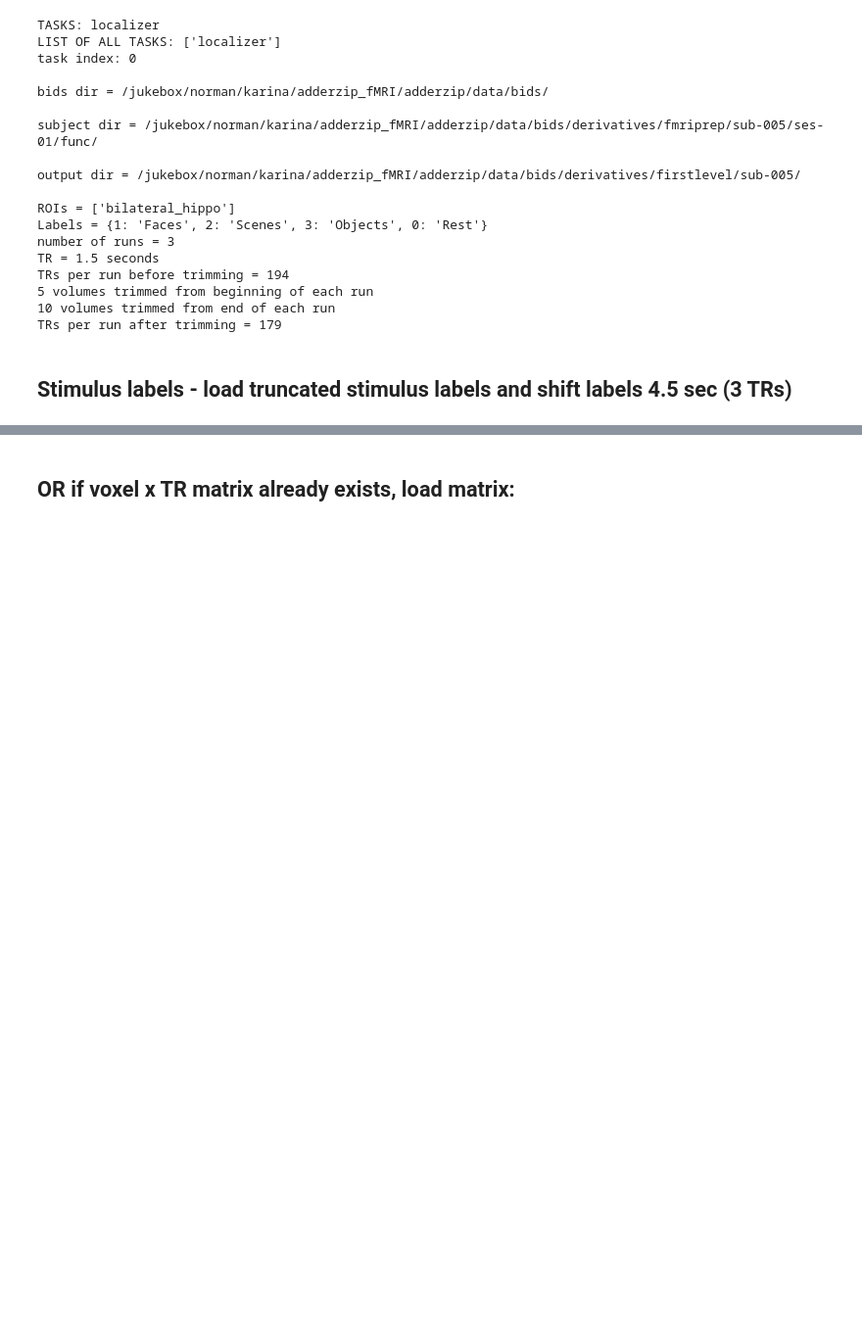
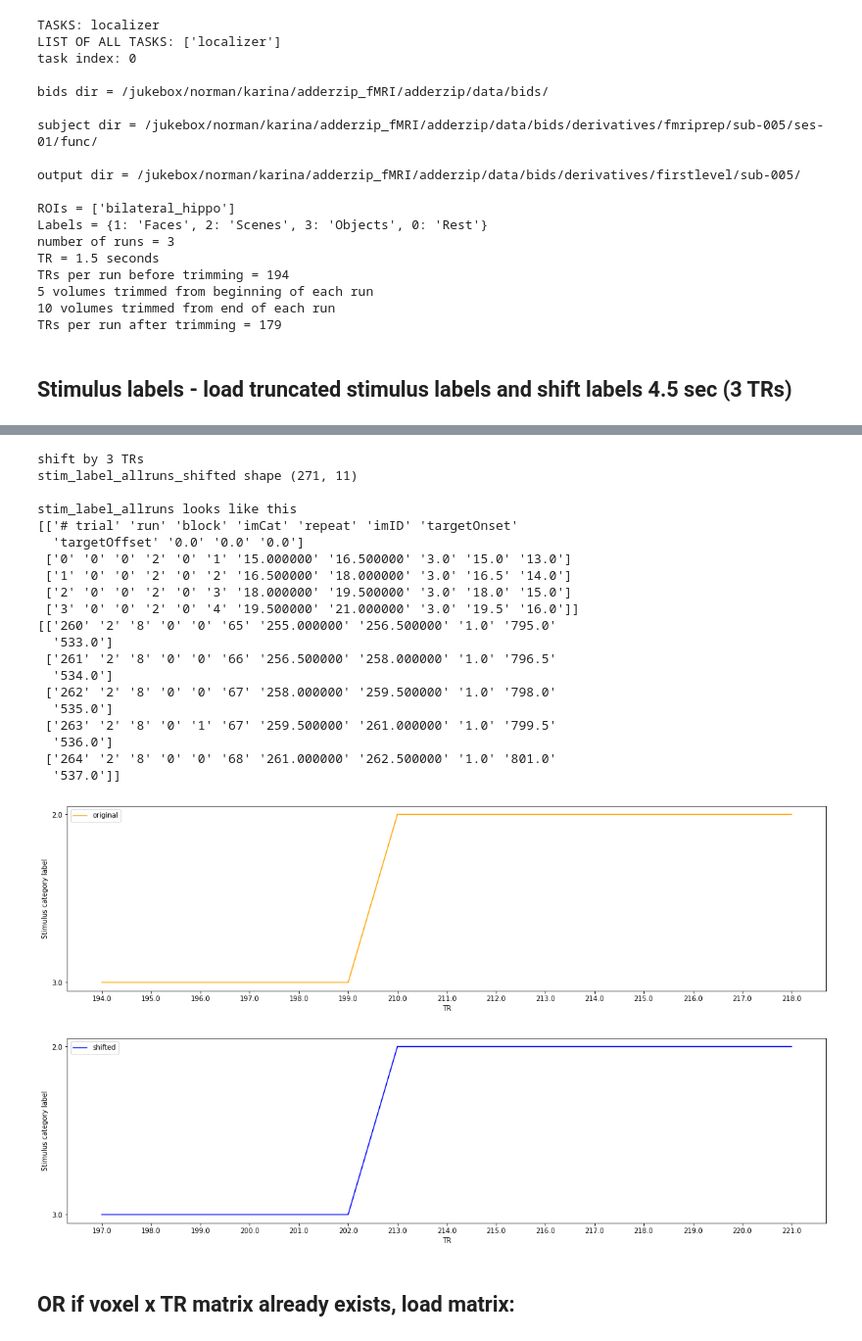
Before and after one commit to karinatachihara/pygers_adderzip, a Jupyter notebook: analysis/mainanalysis/03-classifier_localizer_sub-005.ipynb, the cells around one changed output, grey strips where cells are left out. Shown: that part at 98% size. Drawn from its saved outputs; the diff is of its cells as text; code cells hidden in the pictures; blank space fills up the shorter version.

```diff
--- a/analysis/mainanalysis/03-classifier_localizer_sub-005.ipynb
+++ b/analysis/mainanalysis/03-classifier_localizer_sub-005.ipynb
@@ -217,3 +284,63 @@ ax.legend()
+# %%
+# Shift the data labels to account for hemodynamic lag
+shift_size = int(adderzip_hrf_lag / adderzip_TR)  # Convert the shift into TRs
+print('shift by %s TRs' % (shift_size))
+
+#add shift to TRs
+TRs = stim_label_allruns[1:,10]
+ones = np.ones(int(np.shape(TRs)[0]))
+shiftBy = ones * shift_size
+shiftBy = np.float64(shiftBy)
+TRs = np.float64(TRs)
+shiftedTRs = TRs + shiftBy
+stim_label_allruns_shifted = np.copy(stim_label_allruns)
+stim_label_allruns_shifted[1:,10] = shiftedTRs
+#stim_label_allruns_shifted = np.hstack((stim_label_allruns,zeros))
+#stim_label_allruns[1:,11] = newCol_shiftedTR
+
+# Plot the original and shifted labels
+f, ax = plt.subplots(1,1, figsize = (20,5))
+ax.plot(stim_label_allruns[95:110,10],stim_label_allruns[95:110,8], label='original', c='orange')
+ax.set_ylabel('Stimulus category label')
+ax.set_xlabel('TR')
+ax.legend()
+
+f, ax = plt.subplots(1,1, figsize = (20,5))
+ax.plot(stim_label_allruns_shifted[95:110,10],stim_label_allruns_shifted[95:110,8], label='shifted', c='blue')
+ax.set_ylabel('Stimulus category label')
+ax.set_xlabel('TR')
+ax.legend()
+
+print('stim_label_allruns_shifted shape', np.shape(stim_label_allruns_shifted))
+np.savetxt('/jukebox/norman/karina/adderzip_fMRI/adderzip/data/behavioral/info_processed_v1/locInfo/locInfo_005.csv',stim_label_allruns_shifted[1:,:],fmt='%10s',delimiter=",")
+
+print('')
+print('stim_label_allruns looks like this')
+print(stim_label_allruns_shifted[:5,:])
+print(stim_label_allruns_shifted[-10:-5,:])
+# %% [output]
+shift by 3 TRs
+stim_label_allruns_shifted shape (271, 11)
+
+stim_label_allruns looks like this
+[['# trial' 'run' 'block' 'imCat' 'repeat' 'imID' 'targetOnset'
+  'targetOffset' '0.0' '0.0' '0.0']
+ ['0' '0' '0' '2' '0' '1' '15.000000' '16.500000' '3.0' '15.0' '13.0']
+ ['1' '0' '0' '2' '0' '2' '16.500000' '18.000000' '3.0' '16.5' '14.0']
+ ['2' '0' '0' '2' '0' '3' '18.000000' '19.500000' '3.0' '18.0' '15.0']
+ ['3' '0' '0' '2' '0' '4' '19.500000' '21.000000' '3.0' '19.5' '16.0']]
+[['260' '2' '8' '0' '0' '65' '255.000000' '256.500000' '1.0' '795.0'
+  '533.0']
+ ['261' '2' '8' '0' '0' '66' '256.500000' '258.000000' '1.0' '796.5'
+  '534.0']
+ ['262' '2' '8' '0' '0' '67' '258.000000' '259.500000' '1.0' '798.0'
+  '535.0']
+ ['263' '2' '8' '0' '1' '67' '259.500000' '261.000000' '1.0' '799.5'
+  '536.0']
+ ['264' '2' '8' '0' '0' '68' '261.000000' '262.500000' '1.0' '801.0'
+  '537.0']]
+[figure, added]
+[figure, added]
 # %% [markdown]
 ## OR if voxel x TR matrix already exists, load matrix:
 # %%
```
Also changed, not shown: parts of 10 cells of this notebook, 1 other file.
